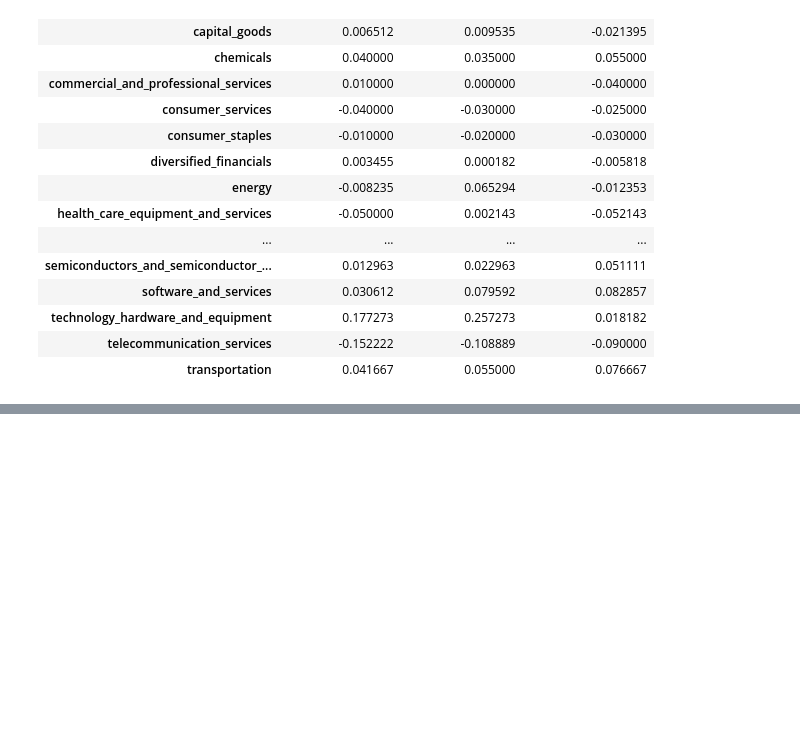
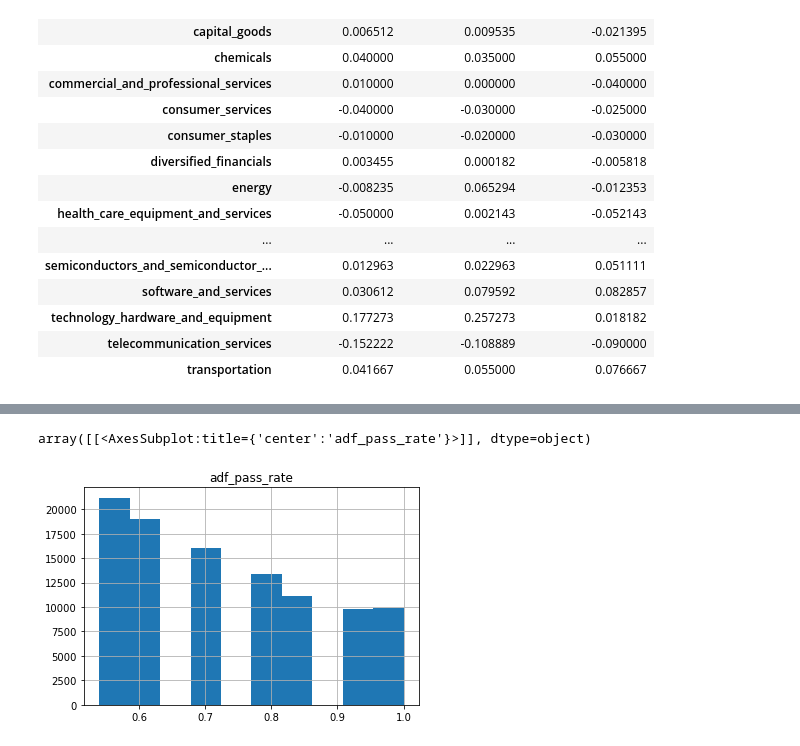
Before and after one commit to DomStan/stonk-rank, a Jupyter notebook: stonks_notebook.ipynb, the cells around one changed output, grey strips where cells are left out. Saved outputs shown, nothing was run; the diff lists cells and outputs as text; code cells hidden in the pictures; blank space fills up the shorter version.

```diff
--- a/stonks_notebook.ipynb
+++ b/stonks_notebook.ipynb
@@ -1000,0 +1076,8 @@ pd.set_option('display.max_rows', 100)
+# %%
+df = pd.read_csv('data/eda.csv')
+# %%
+df = df[df['beta'] > 0]
+# %%
+df = assign_labels(df)
+# %%
+df = transform_features(df)
@@ -1000,0 +1116,5 @@ pd.set_option('display.max_rows', 100)
+# %%
+df[['adf_pass_rate']].abs(
+# %% [output]
+array([[<AxesSubplot:title={'center':'adf_pass_rate'}>]], dtype=object)
+[figure, added]
```
Also changed, not shown: parts of 42 cells of this notebook.
